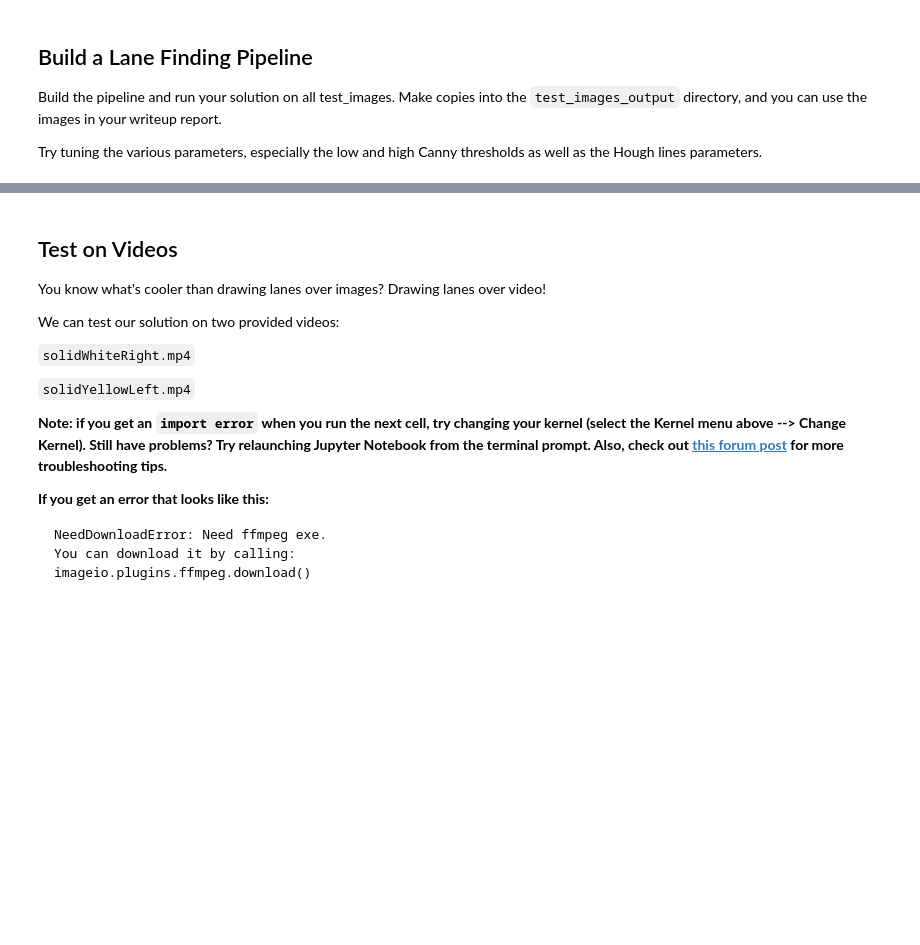
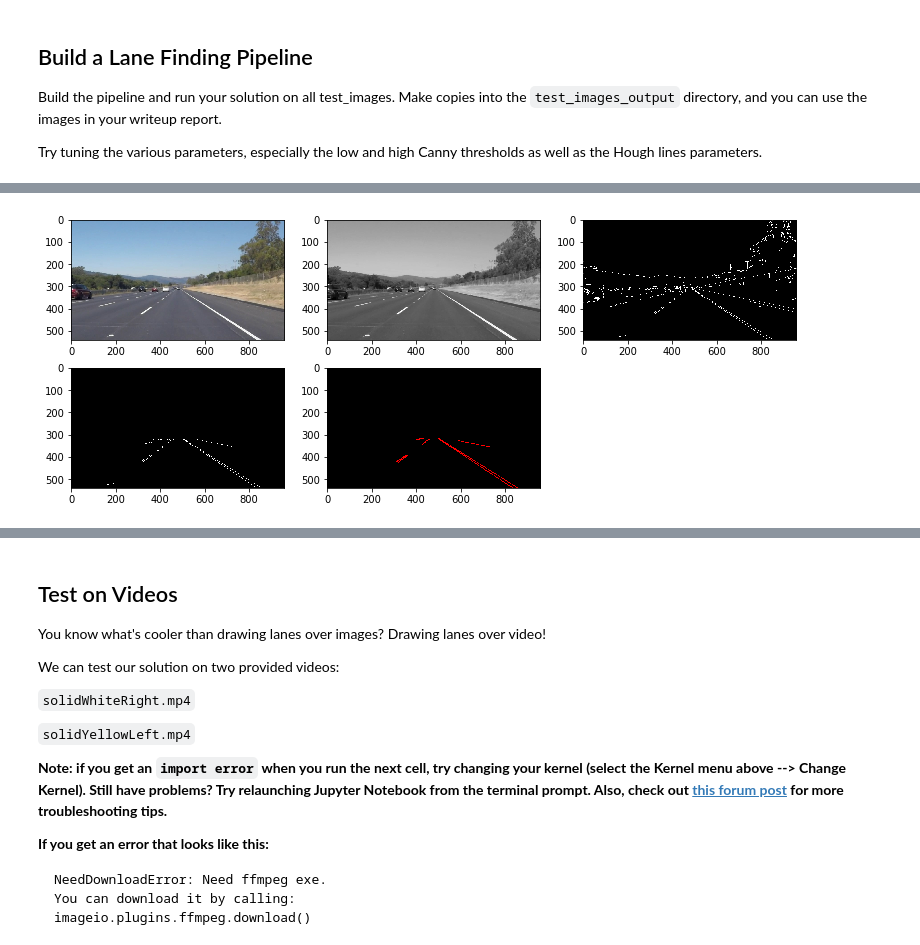
Before and after one commit to adhulipa/CarND-LaneLines-P1, a Jupyter notebook: P1.ipynb, the cells around one changed output, grey strips where cells are left out. Saved outputs shown, nothing was run; the diff lists cells and outputs as text; code cells hidden in the pictures; blank space fills up the shorter version.

Commit message:
Refined the image pipeline.
1. Defined a tighter region
2. Tuned hough & canny params

```diff
--- a/P1.ipynb
+++ b/P1.ipynb
@@ -274,0 +184,80 @@ plt.imshow(img, cmap='gray')
+# %%
+# Read an image
+#reading in an image
+import os
+image = mpimg.imread('test_images/solidWhiteRight.jpg')
+original_image = np.copy(image)
+
+# Convert to grayscale
+image = grayscale(image)
+gray_image = np.copy(image)
+
+# Detect Edges
+# Apply a gaussian blur
+image = gaussian_blur(image, 3)
+
+# Apply edge detection
+image = canny(image,
+              low_threshold=50,
+              high_threshold=150)
+edges_images = np.copy(image)
+
+# Select region
+(image_height, image_width) = image.shape
+half = 1 / 2
+third = 1 / 3
+slack = 50 # px
+
+# Define a region-of-interest to be below the horizon
+vertices = np.array([[
+    # bottom left
+    (0, image_height),
+
+    # top left
+    (third * image_width + slack, half * image_height + slack),
+
+    # top right
+    (2 * third * image_width + slack, half * image_height + slack),
+
+    # bottom right
+    (image_width, image_height)
+]], dtype=np.int32)
+
+image = region_of_interest(image, vertices)
+image_cropped_regions = np.copy(image)
+
+# Run Hough transform
+image = hough_lines(image, rho=5 , theta=(np.pi / 180),
+                  threshold=50, min_line_len=15, max_line_gap=5)
+hough_image = np.copy(image)
+
+# Overlay lines over image
+overlay_image = weighted_img(image, original_image)
+
+# Plot
+plt.figure(figsize=(13,5))
+plt.subplot(231)
+plt.imshow(original_image)
+
+plt.subplot(232)
+plt.imshow(gray_image, cmap='gray')
+
+plt.subplot(233)
+plt.imshow(edges_images, cmap='gray')
+
+plt.subplot(234)
+plt.imshow(image_cropped_regions, cmap='gray')
+
+plt.subplot(235)
+plt.imshow(hough_image, cmap='gray')
+
+# Plot result next to original
+plt.figure(figsize=(14,5))
+plt.subplot(121)
+plt.imshow(overlay_image)
+plt.subplot(122)
+plt.imshow(image, cmap='gray')
+
+
+# Draw final image
+# %% [output]
@@ -274,0 +265 @@ plt.imshow(img, cmap='gray')
+[figure, added]
```
Also changed, not shown: parts of 14 cells of this notebook.
